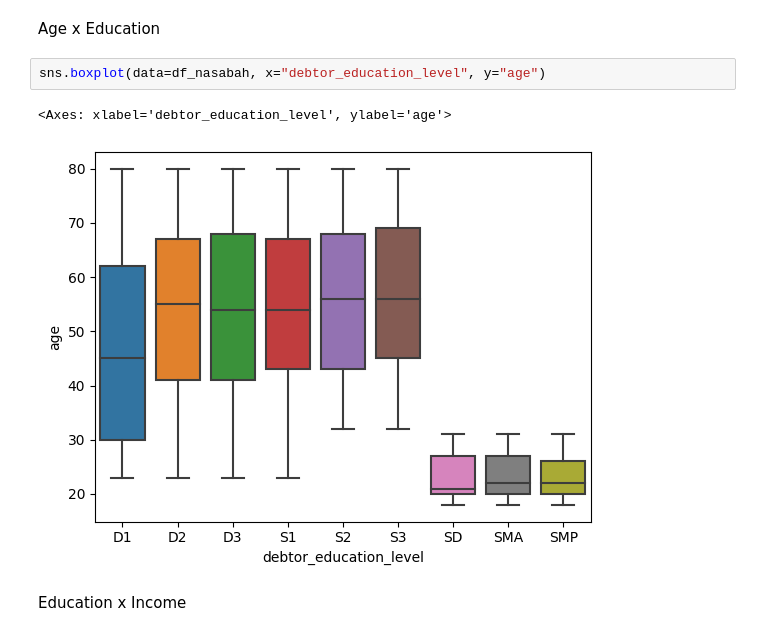
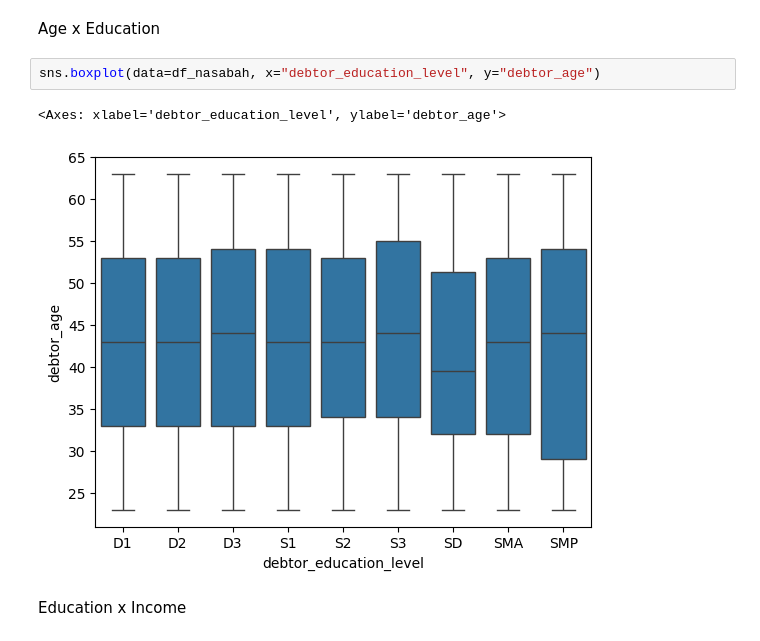
Before and after one commit to dhonihanif/AI_Collection_and_Loss_Reverse_Forecast, a Jupyter notebook: data_preparation/EDA/Univariate_bivariate_multivariate/Bivariate_Analysis/nasabah.ipynb, the cells around one changed output. Drawn from its saved outputs; the diff is of its cells as text.

```diff
--- a/data_preparation/EDA/Univariate_bivariate_multivariate/Bivariate_Analysis/nasabah.ipynb
+++ b/data_preparation/EDA/Univariate_bivariate_multivariate/Bivariate_Analysis/nasabah.ipynb
@@ -143,10 +144,10 @@ ValueError: Could not interpret input 'age'
 # %% [markdown]
 Age x Education
 # %%
-sns.boxplot(data=df_nasabah, x="debtor_education_level", y="age")
+sns.boxplot(data=df_nasabah, x="debtor_education_level", y="debtor_age")
 # %% [output]
-<Axes: xlabel='debtor_education_level', ylabel='age'>
+<Axes: xlabel='debtor_education_level', ylabel='debtor_age'>
-[figure, old version]
+[figure, new version]
 # %% [markdown]
 Education x Income
 # %%
```
Also changed, not shown: parts of 18 cells of this notebook, 48 other files.
